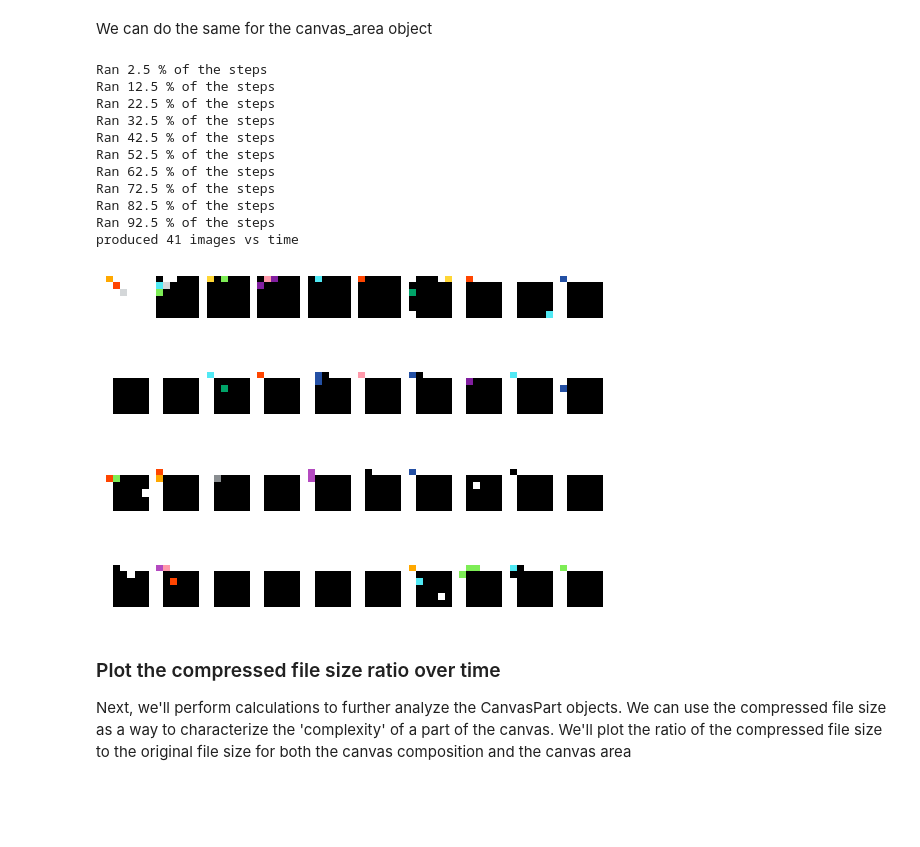
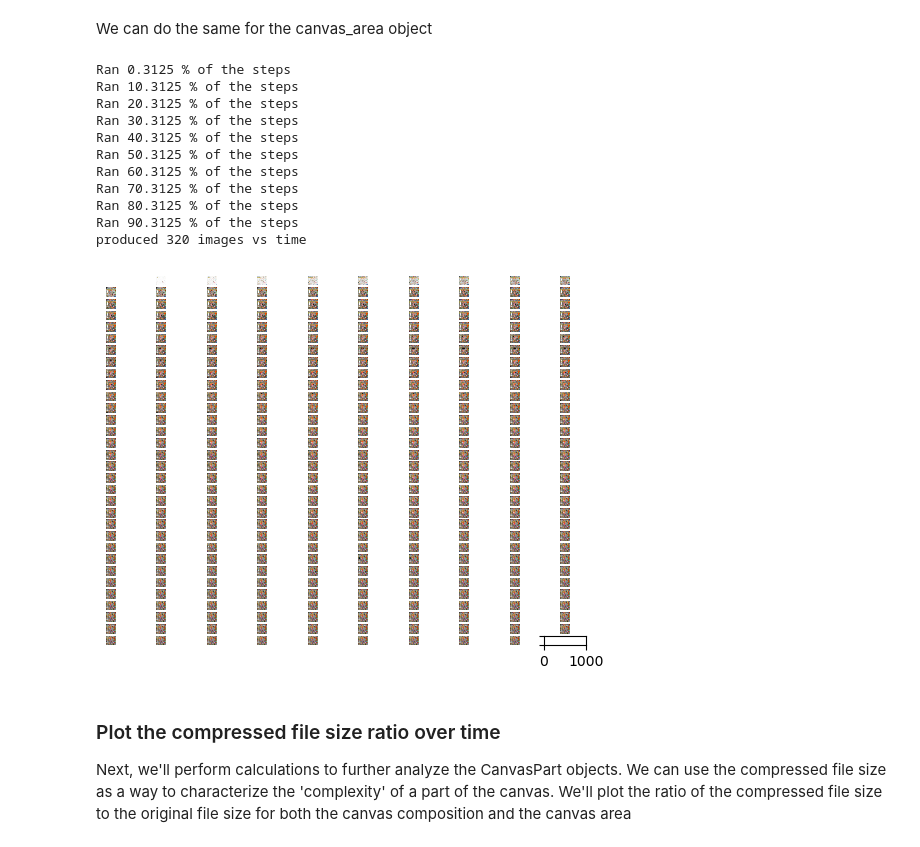
Before and after one commit to AnnieStephenson/r-place-emergence, a Jupyter notebook: tutorial.ipynb, the cells around one changed output. Saved outputs shown, nothing was run; the diff lists cells and outputs as text; code cells hidden in the pictures; blank space fills up the shorter version.

```diff
--- a/tutorial.ipynb
+++ b/tutorial.ipynb
@@ -109,7 +110,7 @@ Canvas composition y coordinates:
 To define a CanvasArea object, you must supply the border path and the pixel changes from the npz file.
 The border path is a numpy array of x,y points that form the path of the border of the canvas
 # %%
-border_path = np.array([[0,0],[0,5],[5,5],[5,0]])
+border_path = np.array([[0,0],[0,1000],[1000,1000],[1000,0]])
 
 #rp.check_time('rp.CanvasArea(border_path, pixel_changes_all)')
 canvas_area = rp.CanvasArea(border_path, pixel_changes_all=pixel_changes_all)
@@ -171,26 +174,30 @@ produced 41 images vs time
 # %% [markdown]
 We can do the same for the canvas_area object
 # %%
+time_interval= 15*60 #seconds
+time_end = 80*3600 #seconds
+time_start = 0
+times = np.arange(time_start, time_end, time_interval)
+
 file_size_bmp_area, file_size_png_area, time_inds_list_area = rp.save_part_over_time(canvas_area,
-                                                                      time_interval, # in seconds
-                                                                      total_time=total_time, # in seconds
+                                                                      times,
                                                                       part_name = 'area', # only for name of output
                                                                       delete_bmp = True,
-                                                                      delete_png = True,
+                                                                      delete_png = False,
                                                                       show_plot = True)
 # %% [output]
-Ran 2.5 % of the steps
-Ran 12.5 % of the steps
-Ran 22.5 % of the steps
-Ran 32.5 % of the steps
-Ran 42.5 % of the steps
-Ran 52.5 % of the steps
-Ran 62.5 % of the steps
-Ran 72.5 % of the steps
-Ran 82.5 % of the steps
-Ran 92.5 % of the steps
-produced 41 images vs time
+Ran 0.3125 % of the steps
+Ran 10.3125 % of the steps
+Ran 20.3125 % of the steps
+Ran 30.3125 % of the steps
+Ran 40.3125 % of the steps
+Ran 50.3125 % of the steps
+Ran 60.3125 % of the steps
+Ran 70.3125 % of the steps
+Ran 80.3125 % of the steps
+Ran 90.3125 % of the steps
+produced 320 images vs time
-[figure, old version]
+[figure, new version]
 # %% [markdown]
 ### Plot the compressed file size ratio over time
 
```
Also changed, not shown: parts of 19 cells of this notebook, 2 other files.
